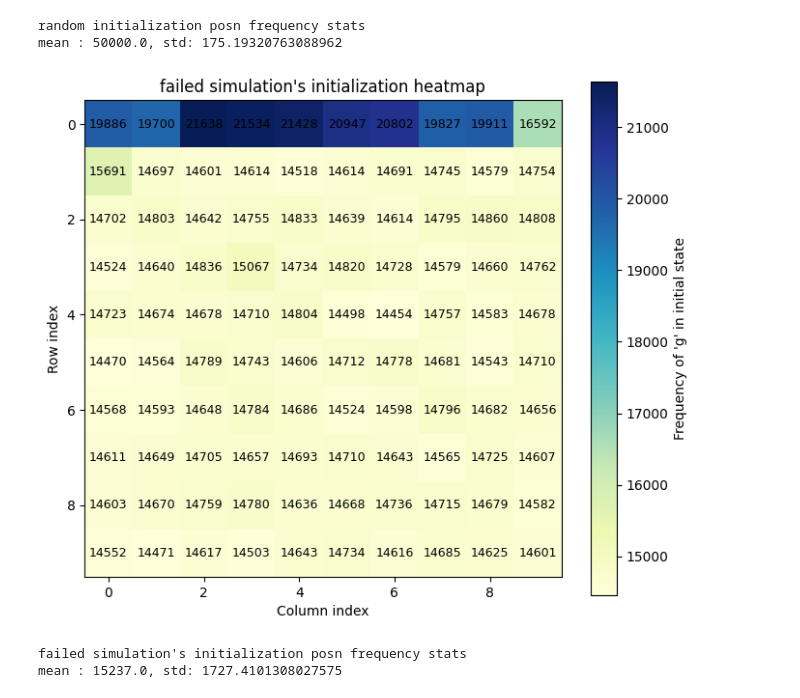
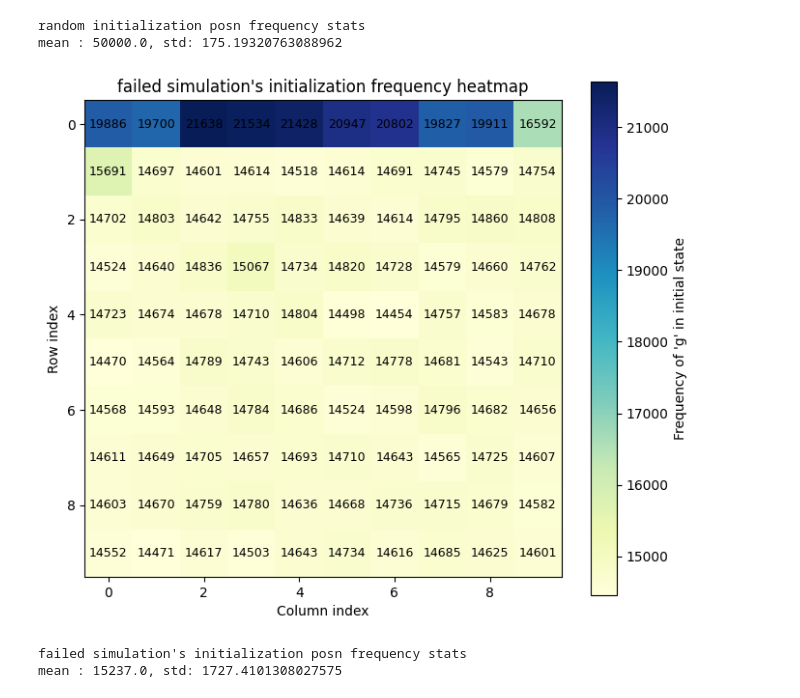
Before and after one commit to Frozha/maxis-mobile, a Jupyter notebook: python/log_reader.ipynb, the cells around one changed output. Drawn from its saved outputs; the diff is of its cells as text; code cells hidden in the pictures.

```diff
--- a/python/log_reader.ipynb
+++ b/python/log_reader.ipynb
@@ -494,9 +498,9 @@ random initialization posn frequency stats
 mean : 50000.0, std: 175.19320763088962
 # %%
 freq_failed = compute_initial_green_frequency(df.loc[df.label==0], meta_rows, meta_cols)
-visualize_green_heatmap(freq_failed, title="failed simulation's initialization heatmap")
+visualize_green_heatmap(freq_failed, title="failed simulation's initialization frequency heatmap")
 # %% [output]
-[figure, old version]
+[figure, new version]
 # %%
 print("failed simulation's initialization posn frequency stats")
 print(f"mean : {np.mean(freq_failed)}, std: {np.std(freq_failed)}")
```
Also changed, not shown: parts of 3 cells of this notebook.
